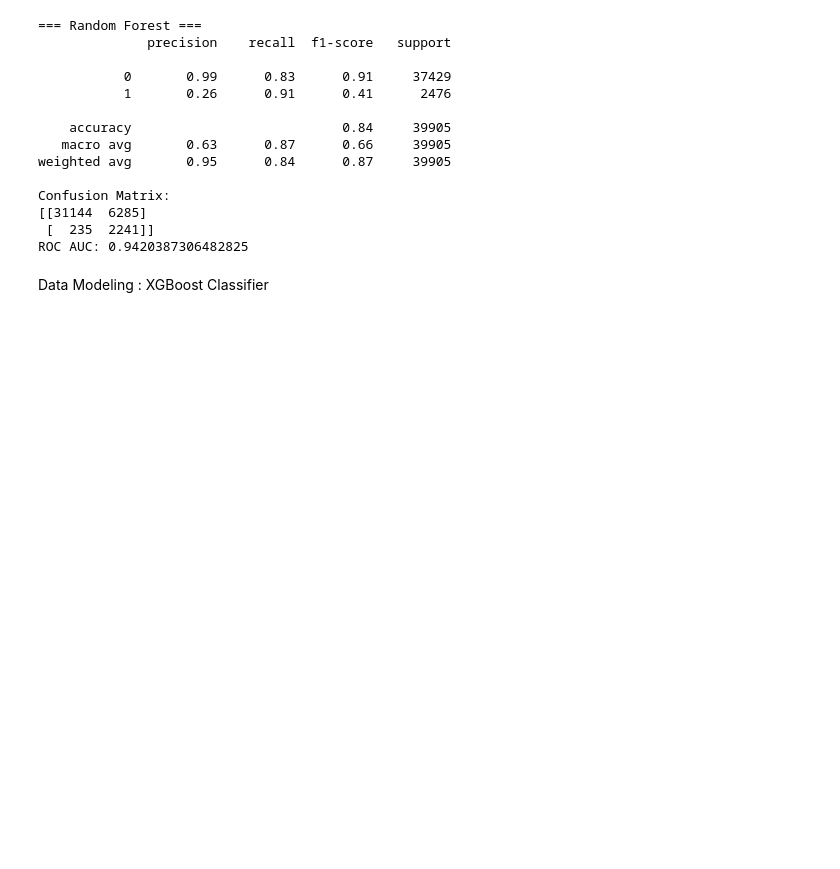
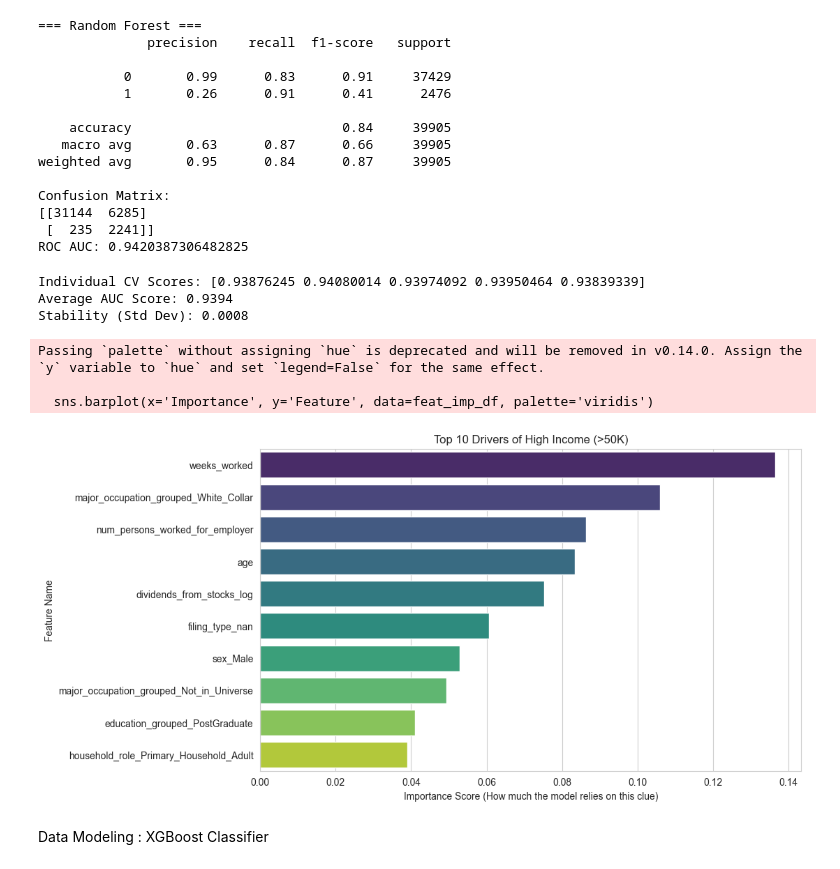
Before and after one commit to kazu143/census-income-classification, a Jupyter notebook: census_income_ml.ipynb, the cells around one changed output. Drawn from its saved outputs; the diff is of its cells as text; code cells hidden in the pictures; blank space fills up the shorter version.

```diff
--- a/census_income_ml.ipynb
+++ b/census_income_ml.ipynb
@@ -2229,6 +2321,46 @@ Confusion Matrix:
 [[31144  6285]
  [  235  2241]]
 ROC AUC: 0.9420387306482825
+# %%
+from sklearn.model_selection import cross_val_score
+
+# 1. Run 5-Fold Cross-Validation on the training data
+# This splits the data 5 times, trains 5 models, and gives 5 scores
+cv_scores = cross_val_score(rf, X_train, y_train, cv=5, scoring='roc_auc')
+
+# 2. Check the results
+print(f"Individual CV Scores: {cv_scores}")
+print(f"Average AUC Score: {cv_scores.mean():.4f}")
+print(f"Stability (Std Dev): {cv_scores.std():.4f}")
+# %% [output]
+Individual CV Scores: [0.93876245 0.94080014 0.93974092 0.93950464 0.93839339]
+Average AUC Score: 0.9394
+Stability (Std Dev): 0.0008
+# %%
+import matplotlib.pyplot as plt
+import seaborn as sns
+import pandas as pd
+
+# 1. Get the importance scores from your trained model
+importances = rf.feature_importances_
+feature_names = X.columns
+
+# 2. Create a DataFrame for easy plotting
+feat_imp_df = pd.DataFrame({'Feature': feature_names, 'Importance': importances})
+feat_imp_df = feat_imp_df.sort_values(by='Importance', ascending=False).head(10) # Top 10
+
+# 3. Create the plot
+plt.figure(figsize=(10, 6))
+sns.barplot(x='Importance', y='Feature', data=feat_imp_df, palette='viridis')
+plt.title('Top 10 Drivers of High Income (>50K)')
+plt.xlabel('Importance Score (How much the model relies on this clue)')
+plt.ylabel('Feature Name')
+plt.show()
+# %% [output]
+Passing `palette` without assigning `hue` is deprecated and will be removed in v0.14.0. Assign the `y` variable to `hue` and set `legend=False` for the same effect.
+
+  sns.barplot(x='Importance', y='Feature', data=feat_imp_df, palette='viridis')
+[figure, added]
 # %% [markdown]
 Data Modeling : XGBoost Classifier
 # %%
```
Also changed, not shown: parts of 5 cells of this notebook.
